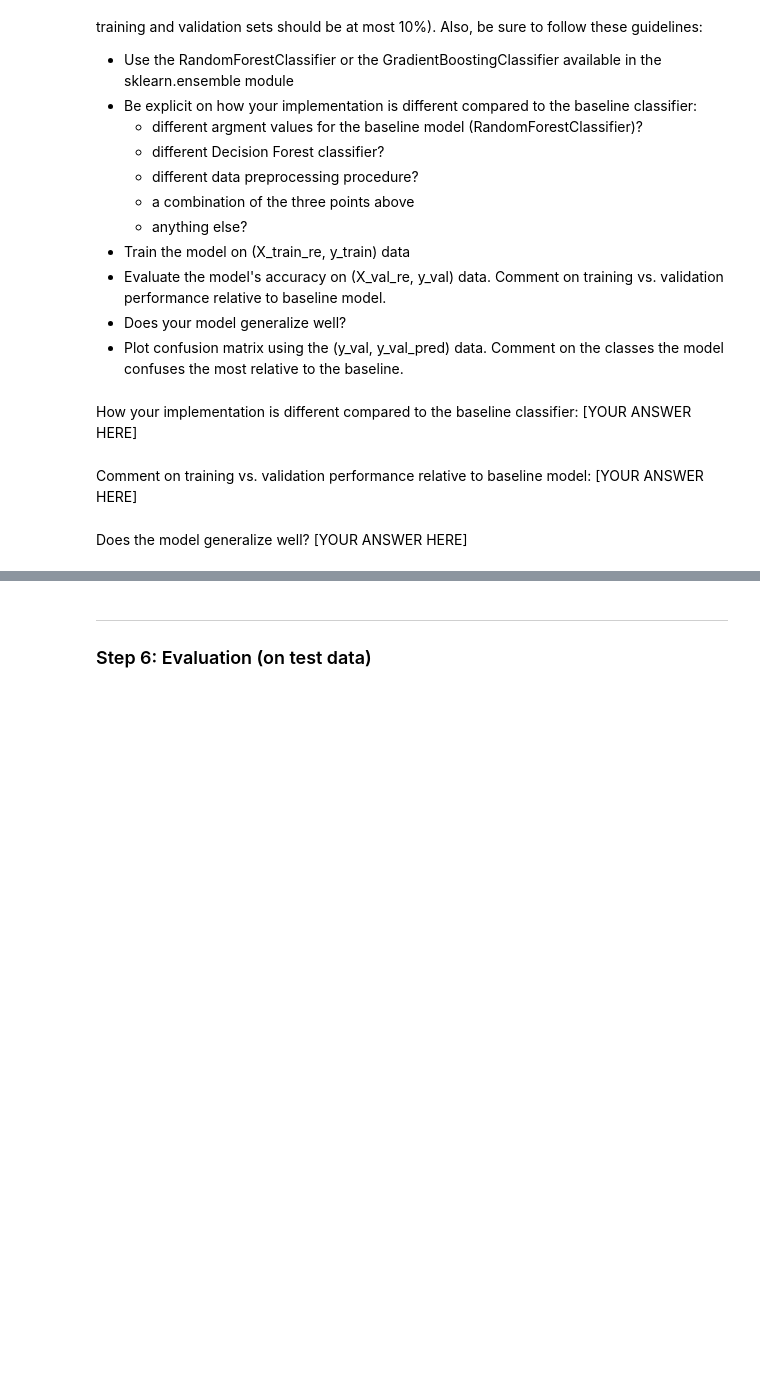
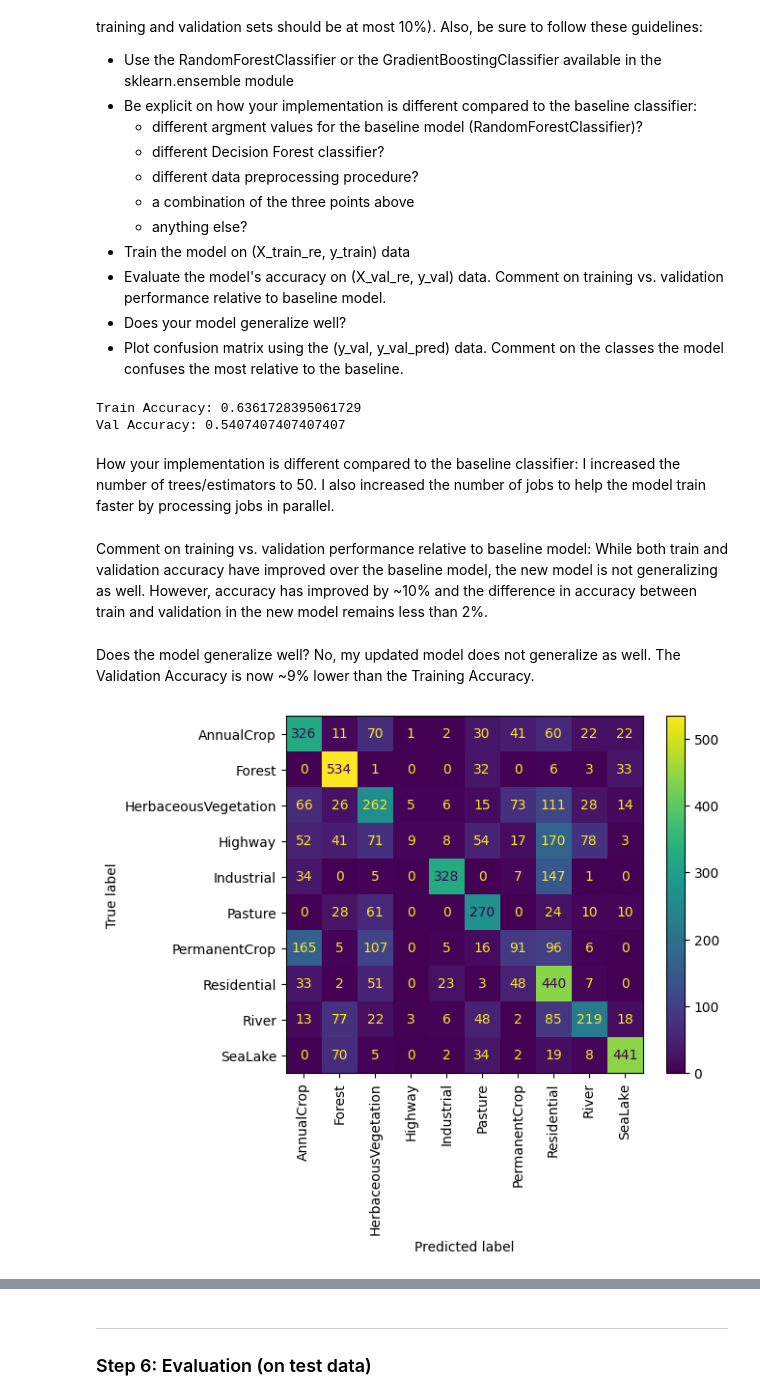
Before and after one commit to davidsolow/w207_applied_machine_learning, a Jupyter notebook: Homeworks/07 Decision Forests.ipynb, the cells around one changed output, grey strips where cells are left out. Saved outputs shown, nothing was run; the diff lists cells and outputs as text; code cells hidden in the pictures; blank space fills up the shorter version.

```diff
--- a/Homeworks/07 Decision Forests.ipynb
+++ b/Homeworks/07 Decision Forests.ipynb
@@ -305,10 +414,32 @@ Implement a Decision Forest classifier that improves the validation set accuracy
 # %%
 rf_clf2 = ''
 ### YOUR CODE HERE ###
+model = ensemble.RandomForestClassifier(n_estimators=50,
+                                        n_jobs=50,
+                                        random_state=7,
+                                        max_depth=8)
+model.fit(X_train_re, y_train)
+y_train_pred = model.predict(X_train_re)
+y_val_pred = model.predict(X_val_re)
+print("Train Accuracy:", accuracy_score(y_train, y_train_pred))
+print("Val Accuracy:", accuracy_score(y_val, y_val_pred))
+# %% [output]
+Train Accuracy: 0.6361728395061729
+Val Accuracy: 0.5407407407407407
 # %% [markdown]
-How your implementation is different compared to the baseline classifier: [YOUR ANSWER HERE]
+How your implementation is different compared to the baseline classifier: I increased the number of trees/estimators to 50. I also increased the number of jobs to help the model train faster by processing jobs in parallel.
 # %% [markdown]
-Comment on training vs. validation performance relative to baseline model: [YOUR ANSWER HERE]
+Comment on training vs. validation performance relative to baseline model: While both train and validation accuracy have improved over the baseline model, the new model is not generalizing as well. However, accuracy has improved by ~10% and the difference in accuracy between train and validation in the new model remains less than 2%.
 # %% [markdown]
-Does the model generalize well? [YOUR ANSWER HERE]
+Does the model generalize well? No, my updated model does not generalize as well. The Validation Accuracy is now ~9% lower than the Training Accuracy.
+# %%
+cm = confusion_matrix(y_val, y_val_pred)
+cm_disp = ConfusionMatrixDisplay(confusion_matrix=cm,
+                                 display_labels=encoder.classes_)
+fig, ax = plt.subplots()
+cm_disp.plot(ax=ax)
+plt.xticks(rotation=90)
+plt.show()
+# %% [output]
+[figure, added]
 # %% [markdown]
```
Also changed, not shown: parts of 31 cells of this notebook.
